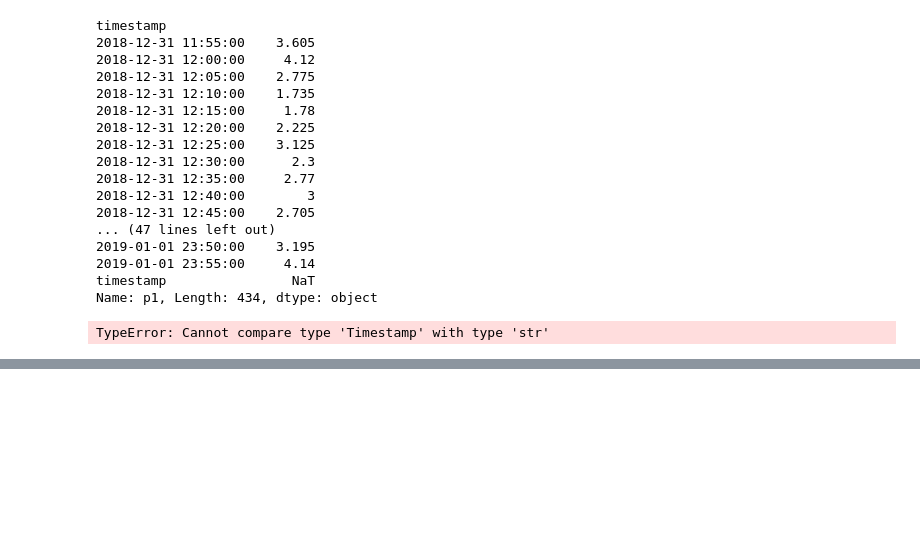
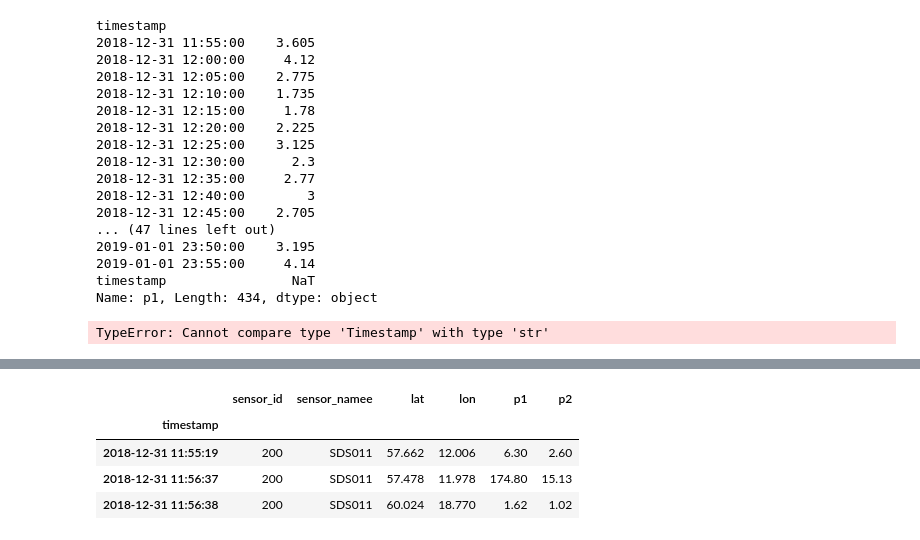
Before and after one commit to miskaknapek/dustmin_to_csv__various_code, a Jupyter notebook: luftdaten_dust_min_to_tabular_data__SCRATCHPAD_02-Copy1.ipynb, the cells around one changed output, grey strips where cells are left out. Cells and saved outputs as stored; diff of their text form; code cells hidden in the pictures; blank space fills up the shorter version.

```diff
--- a/luftdaten_dust_min_to_tabular_data__SCRATCHPAD_02-Copy1.ipynb
+++ b/luftdaten_dust_min_to_tabular_data__SCRATCHPAD_02-Copy1.ipynb
@@ -315,0 +331,10 @@ TypeError: Cannot compare type 'Timestamp' with type 'str'
+# %%
+in_data_sample.loc[ :, 'sensor_id'] = 200
+# %%
+in_data_sample
+# %% [output]
+|  | sensor_id | sensor_namee | lat | lon | p1 | p2 |
+| timestamp |  |  |  |  |  |  |
+| 2018-12-31 11:55:19 | 200 | SDS011 | 57.662 | 12.006 | 6.30 | 2.60 |
+| 2018-12-31 11:56:37 | 200 | SDS011 | 57.478 | 11.978 | 174.80 | 15.13 |
+| 2018-12-31 11:56:38 | 200 | SDS011 | 60.024 | 18.770 | 1.62 | 1.02 |
```
Also changed, not shown: parts of 13 cells of this notebook, 1 other file.
